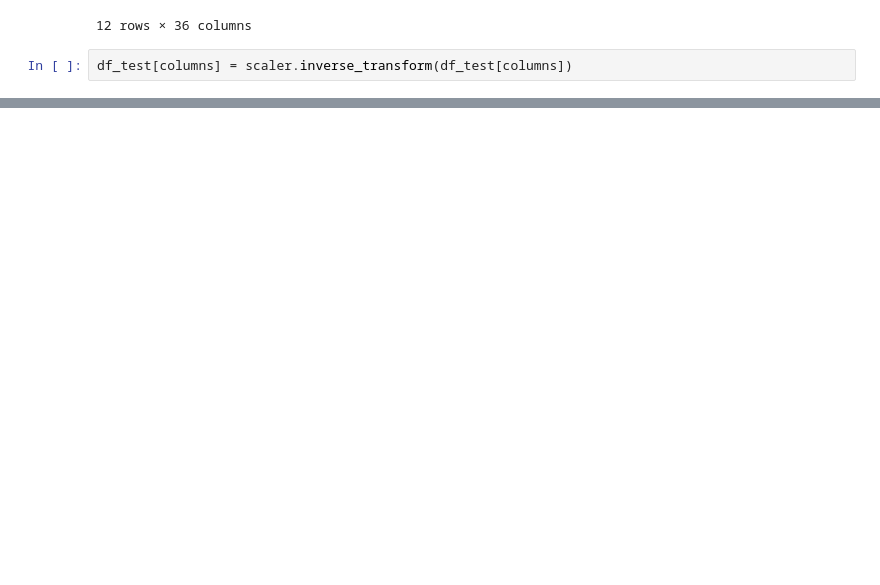
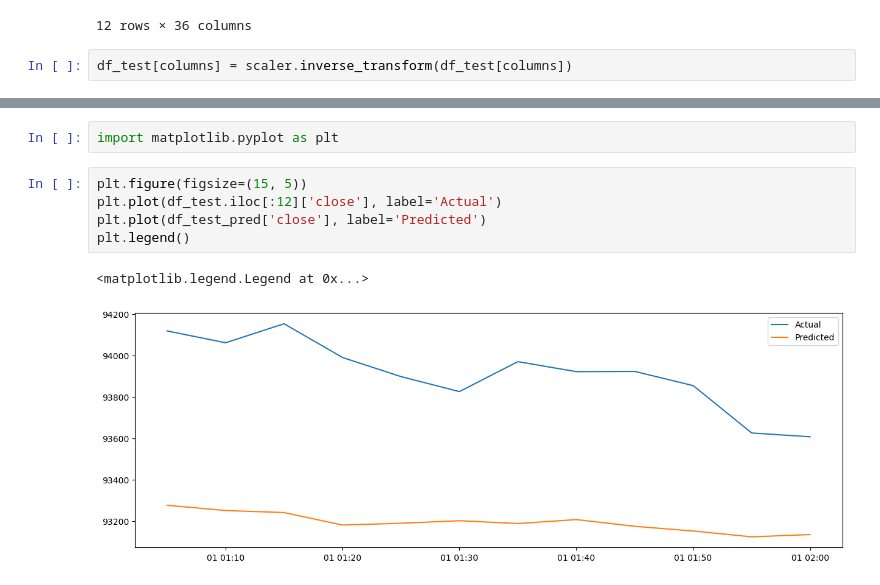
Before and after one commit to agaszner/befektetesi_portfolio_elemzes, a Jupyter notebook: crypto-models/lstm.ipynb, the cells around one changed output, grey strips where cells are left out. Cells and saved outputs as stored; diff of their text form; blank space fills up the shorter version.

```diff
--- a/crypto-models/lstm.ipynb
+++ b/crypto-models/lstm.ipynb
@@ -111,0 +129,10 @@ df_test
+# %%
+import matplotlib.pyplot as plt
+# %%
+plt.figure(figsize=(15, 5))
+plt.plot(df_test.iloc[:12]['close'], label='Actual')
+plt.plot(df_test_pred['close'], label='Predicted')
+plt.legend()
+# %% [output]
+<matplotlib.legend.Legend at 0x...>
+[figure, added]
```
Also changed, not shown: parts of 9 cells of this notebook, 1 other file.
